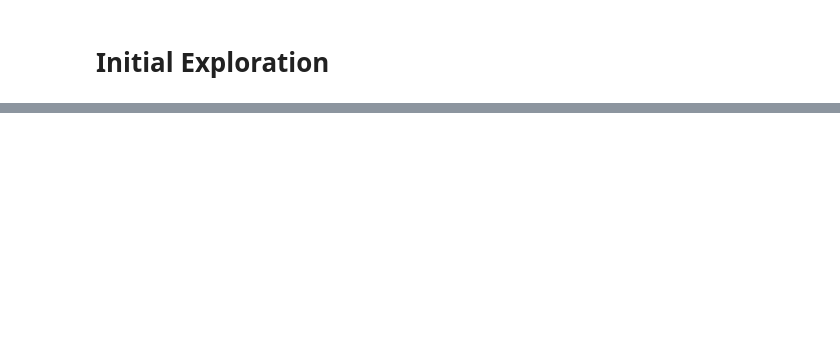
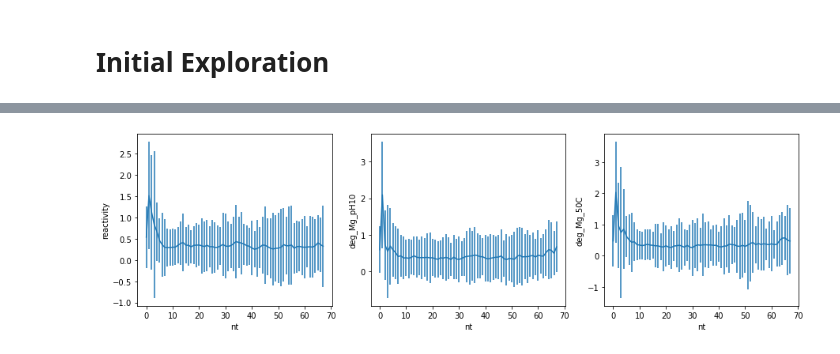
Before and after one commit to schlagercollin/covid-mrna-degradation, a Jupyter notebook: exploration/cs_01.ipynb, the cells around one changed output, grey strips where cells are left out. Cells and saved outputs as stored; diff of their text form; code cells hidden in the pictures; blank space fills up the shorter version.

```diff
--- a/exploration/cs_01.ipynb
+++ b/exploration/cs_01.ipynb
@@ -56,0 +78,11 @@ GGAAAGAGUAAUGGUAGGAAAUGAAAUUGAAUGAAAAUAAAUAAGAUAAAUCAAAUUGGUAAAGGUCAGCGCGGAUUCGU
+# %%
+avg_y = np.mean(y, axis=1)
+std_y = np.max(y, axis=1)
+# %%
+fig, axs = plt.subplots(1, 3, figsize=(15,4))
+for i, var in enumerate(SCORED):
+    axs[i].errorbar(range(68), avg_y[i, :], yerr=std_y[i, :], fmt="-", label=var)
+    axs[i].set_ylabel(var)
+    axs[i].set_xlabel("nt")
+# %% [output]
+[figure, added]
```
Also changed, not shown: parts of 8 cells of this notebook.
